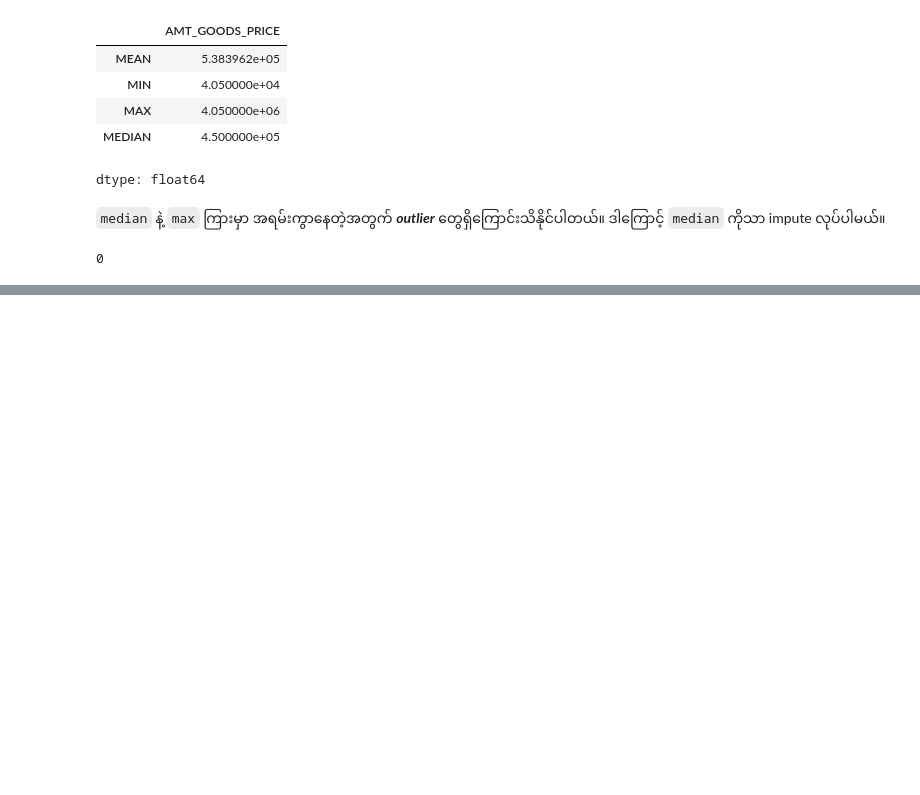
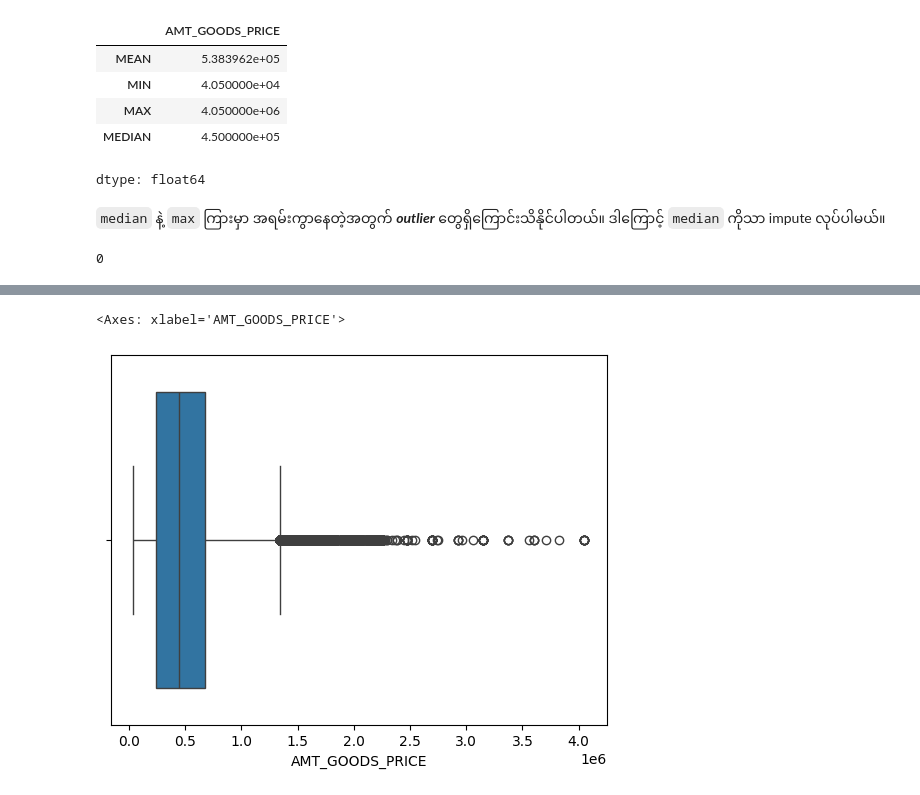
Before and after one commit to htetaunglynn94/portfolio_projects, a Jupyter notebook: eda_on_loan_default.ipynb, the cells around one changed output, grey strips where cells are left out. Drawn from its saved outputs; the diff is of its cells as text; code cells hidden in the pictures; blank space fills up the shorter version.

```diff
--- a/eda_on_loan_default.ipynb
+++ b/eda_on_loan_default.ipynb
@@ -436,0 +513,5 @@ app_score_col_rmvd['AMT_GOODS_PRICE'].isnull().sum()
+# %%
+sns.boxplot(data=app_score_col_rmvd, x='AMT_GOODS_PRICE')
+# %% [output]
+<Axes: xlabel='AMT_GOODS_PRICE'>
+[figure, added]
```
Also changed, not shown: parts of 23 cells of this notebook.
